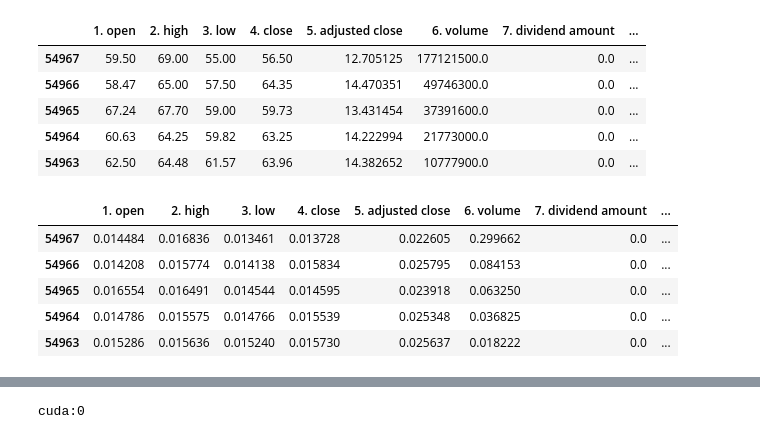
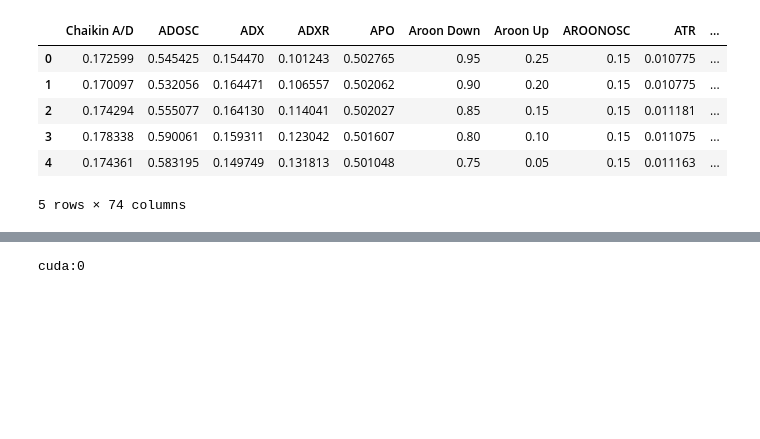
Before and after one commit to CSCI4622-ML/StockMind, a Jupyter notebook: NN.ipynb, the cells around one changed output, grey strips where cells are left out. Drawn from its saved outputs; the diff is of its cells as text; code cells hidden in the pictures; blank space fills up the shorter version.

Commit message:
combined techindicators and timeseries, nn now works with both, updated readme

```diff
--- a/NN.ipynb
+++ b/NN.ipynb
@@ -12,60 +13,60 @@ import os
+# %%
+def normalize_dataframe(df):
+    """
+    Normalizes all columns in a pandas DataFrame  using MinMaxScaler.
+
+    Args:
+        df (pandas.DataFrame): The input DataFrame.
+
+    Returns:
+        pandas.DataFrame: The normalized DataFrame.
+    """
+    scaler = MinMaxScaler()
+    columns_to_normalize = [col for col in df.columns]
+    df[columns_to_normalize] = scaler.fit_transform(df[columns_to_normalize])
+    return df
 # %%
 def combine_csvs_from_folder(folder_path):
     """
-    Combines all CSV files in a folder into a single pandas DataFrame.
+    Combines all CSV files in a folder into a single pandas DataFrame also normalizes before combining them.
 
     Args:
         folder_path (str): The path to the folder containing the CSV files.
 
     Returns:
         A pandas DataFrame containing the concatenated data from all CSV files in the input folder.
     """
     # Use a list comprehension to read all CSV files in the folder into a list of DataFrames.
     dfs = [pd.read_csv(os.path.join(folder_path, f)) for f in os.listdir(folder_path) if f.endswith('.csv')]
 
     # Use a list comprehension to get the filenames of all CSV files in the folder.
     filenames = [os.path.splitext(os.path.basename(f))[0] for f in os.listdir(folder_path) if f.endswith('.csv')]
 
-    # Add a column to each DataFrame containing the filename.
+    processed_dfs = []
     for df, filename in zip(dfs, filenames):
+        # for the neural network to understand the company name we need to convert it to a number
         df['company'] = filename
-
+        df['company'] = df['company'].astype('category')
+        df['company'] = df['company'].cat.codes
+        # Dont need the date column
+        df = df.drop(['date'], axis=1)
+        # normalize the dataframes before combining them
+        df = normalize_dataframe(df)
+        processed_dfs.append(df)
     # Concatenate all of the DataFrames into a single DataFrame.
-    combined_df = pd.concat(dfs, ignore_index=True)
+    combined_df = pd.concat(processed_dfs, ignore_index=True)
 
     return combined_df
 
-df = combine_csvs_from_folder('market_data/TimeSeries/')
+df = combine_csvs_from_folder('market_data/merged_data')
 
-# convert the company column to integers
-df['company'] = df['company'].astype('category')
-df['company'] = df['company'].cat.codes
-
-
-# Drop the date column for now
-df = df.drop(['date'], axis=1)
-
-# reverse the dataframe so that the oldest data is at the top
-df = df[::-1]
 df.head()
 # %% [output]
-|  | 1. open | 2. high | 3. low | 4. close | 5. adjusted close | 6. volume | 7. dividend amount | ... |
-| 54967 | 59.50 | 69.00 | 55.00 | 56.50 | 12.705125 | 177121500.0 | 0.0 | ... |
-| 54966 | 58.47 | 65.00 | 57.50 | 64.35 | 14.470351 | 49746300.0 | 0.0 | ... |
-| 54965 | 67.24 | 67.70 | 59.00 | 59.73 | 13.431454 | 37391600.0 | 0.0 | ... |
-| 54964 | 60.63 | 64.25 | 59.82 | 63.25 | 14.222994 | 21773000.0 | 0.0 | ... |
-| 54963 | 62.50 | 64.48 | 61.57 | 63.96 | 14.382652 | 10777900.0 | 0.0 | ... |
+|  | Chaikin A/D | ADOSC | ADX | ADXR | APO | Aroon Down | Aroon Up | AROONOSC | ATR | ... |
+| 0 | 0.172599 | 0.545425 | 0.154470 | 0.101243 | 0.502765 | 0.95 | 0.25 | 0.15 | 0.010775 | ... |
+| 1 | 0.170097 | 0.532056 | 0.164471 | 0.106557 | 0.502062 | 0.90 | 0.20 | 0.15 | 0.010775 | ... |
+| 2 | 0.174294 | 0.555077 | 0.164130 | 0.114041 | 0.502027 | 0.85 | 0.15 | 0.15 | 0.011181 | ... |
+| 3 | 0.178338 | 0.590061 | 0.159311 | 0.123042 | 0.501607 | 0.80 | 0.10 | 0.15 | 0.011075 | ... |
+| 4 | 0.174361 | 0.583195 | 0.149749 | 0.131813 | 0.501048 | 0.75 | 0.05 | 0.15 | 0.011163 | ... |
+5 rows × 74 columns
-# %%
-def normalize_columns(df):
-    return (df - df.min()) / (df.max() - df.min())
-
-df = normalize_columns(df)
-df.head()
-# %% [output]
-|  | 1. open | 2. high | 3. low | 4. close | 5. adjusted close | 6. volume | 7. dividend amount | ... |
-| 54967 | 0.014484 | 0.016836 | 0.013461 | 0.013728 | 0.022605 | 0.299662 | 0.0 | ... |
-| 54966 | 0.014208 | 0.015774 | 0.014138 | 0.015834 | 0.025795 | 0.084153 | 0.0 | ... |
-| 54965 | 0.016554 | 0.016491 | 0.014544 | 0.014595 | 0.023918 | 0.063250 | 0.0 | ... |
-| 54964 | 0.014786 | 0.015575 | 0.014766 | 0.015539 | 0.025348 | 0.036825 | 0.0 | ... |
-| 54963 | 0.015286 | 0.015636 | 0.015240 | 0.015730 | 0.025637 | 0.018222 | 0.0 | ... |
 # %%
```
Also changed, not shown: parts of 10 cells of this notebook, 5 other files.
